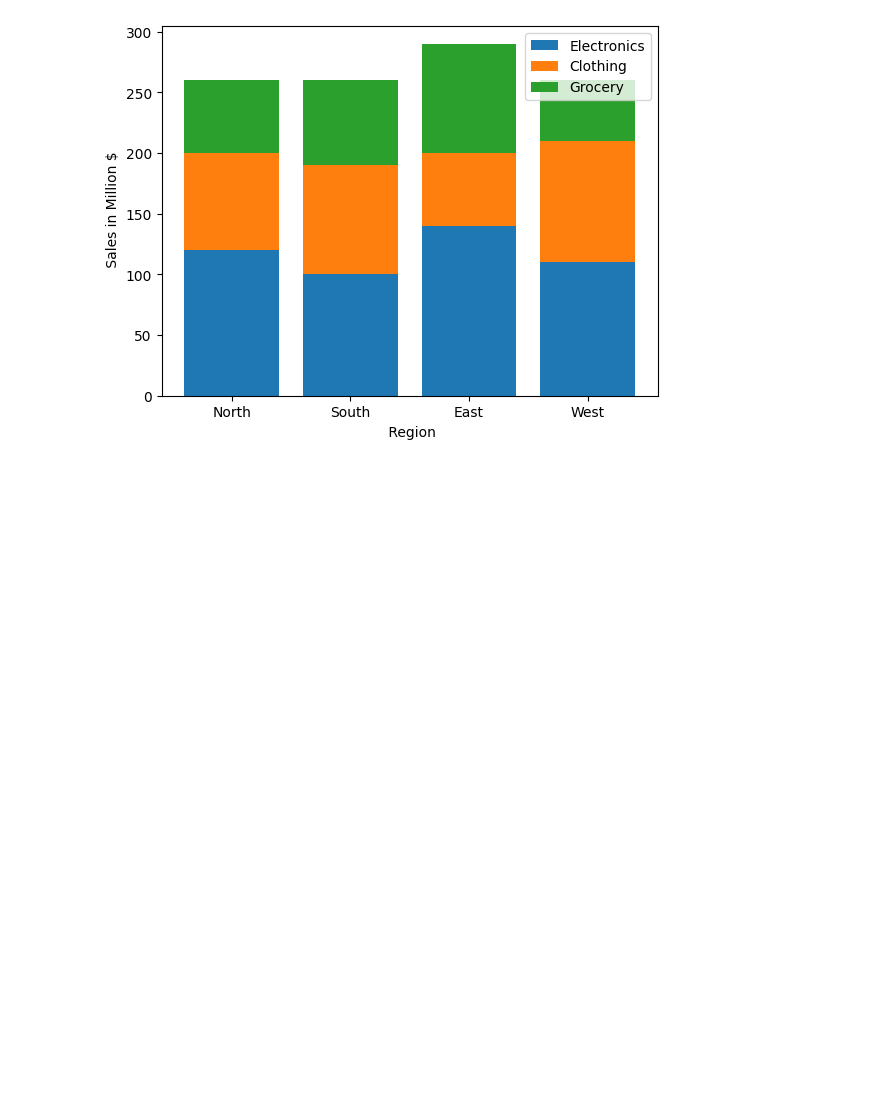
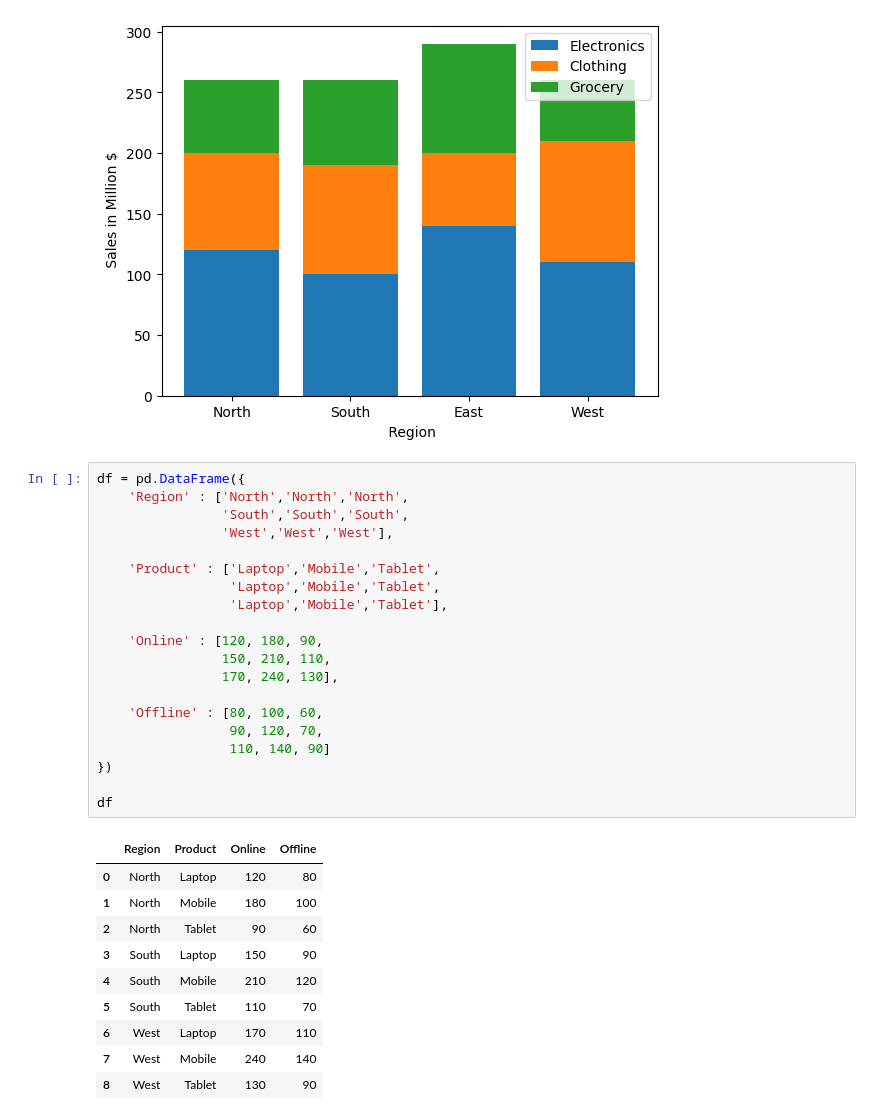
Before and after one commit to theaditya24/COMPLETE-PYTHON-FOR-DATA-ANALYTICS, a Jupyter notebook: DATA VISUALIZATION/Stacked Bar Chart.ipynb, the cells around one changed output. Cells and saved outputs as stored; diff of their text form; blank space fills up the shorter version.

```diff
--- a/DATA VISUALIZATION/Stacked Bar Chart.ipynb
+++ b/DATA VISUALIZATION/Stacked Bar Chart.ipynb
@@ -142,3 +142,34 @@ plt.legend()
 plt.show()
 # %% [output]
 [figure]
+# %%
+df = pd.DataFrame({
+    'Region' : ['North','North','North',
+                'South','South','South',
+                'West','West','West'],
+
+    'Product' : ['Laptop','Mobile','Tablet',
+                 'Laptop','Mobile','Tablet',
+                 'Laptop','Mobile','Tablet'],
+
+    'Online' : [120, 180, 90,
+                150, 210, 110,
+                170, 240, 130],
+
+    'Offline' : [80, 100, 60,
+                 90, 120, 70,
+                 110, 140, 90]
+})
+
+df
+# %% [output]
+|  | Region | Product | Online | Offline |
+| 0 | North | Laptop | 120 | 80 |
+| 1 | North | Mobile | 180 | 100 |
+| 2 | North | Tablet | 90 | 60 |
+| 3 | South | Laptop | 150 | 90 |
+| 4 | South | Mobile | 210 | 120 |
+| 5 | South | Tablet | 110 | 70 |
+| 6 | West | Laptop | 170 | 110 |
+| 7 | West | Mobile | 240 | 140 |
+| 8 | West | Tablet | 130 | 90 |
```
Also changed, not shown: parts of 1 cell of this notebook.
